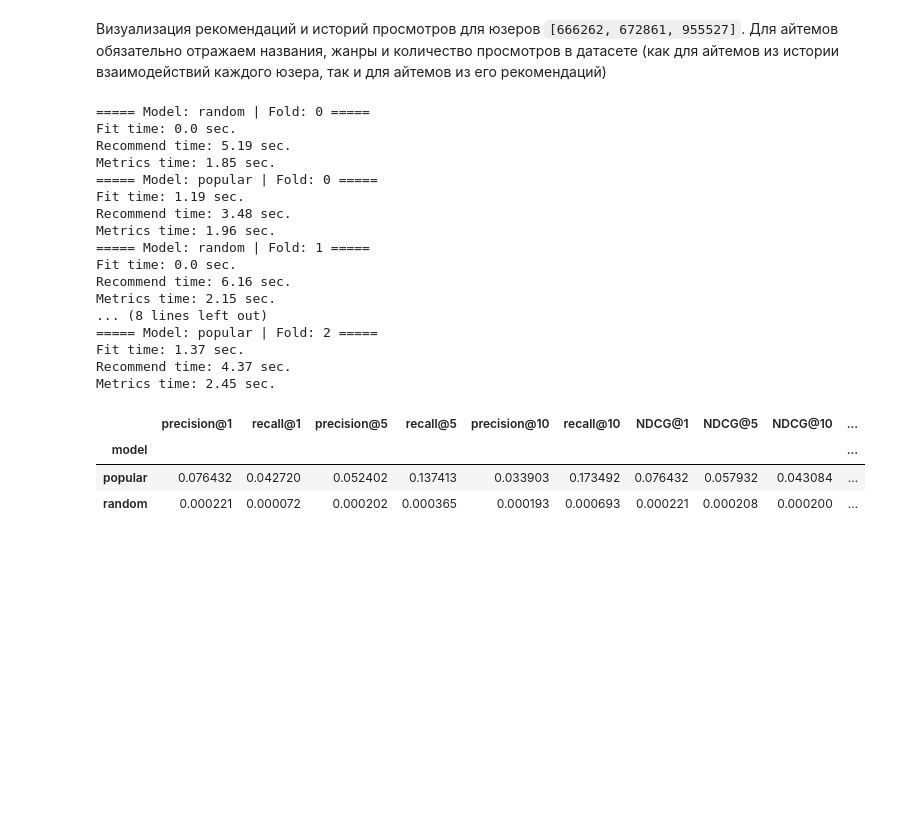
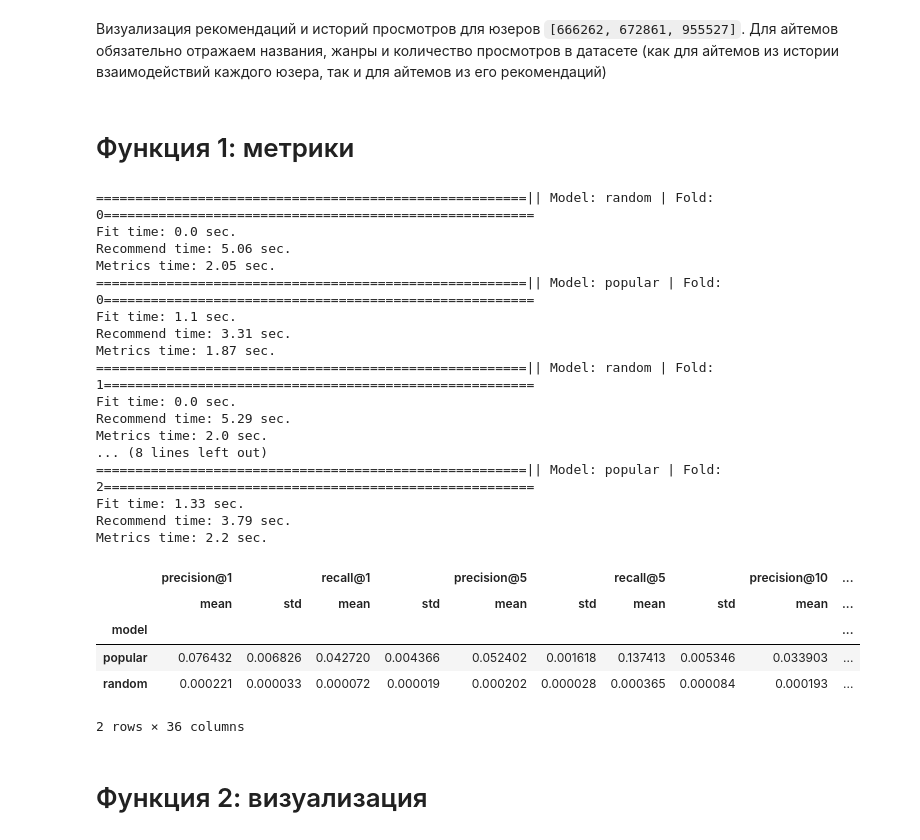
Before and after one commit to TohaRhymes/RecoService_2023fall, a Jupyter notebook: dev_models/hw2.ipynb, the cells around one changed output. Drawn from its saved outputs; the diff is of its cells as text; code cells hidden in the pictures; blank space fills up the shorter version.

```diff
--- a/dev_models/hw2.ipynb
+++ b/dev_models/hw2.ipynb
@@ -81,29 +69,36 @@ USERS = [666262, 672861, 955527]
 K_RECOS = 10
-# %%
-calculate_metrics(models,
-                  metrics,
-                  cv,
-                  K_RECOS)
-# %% [output]
-===== Model: random | Fold: 0 =====
-Fit time: 0.0 sec.
-Recommend time: 5.19 sec.
-Metrics time: 1.85 sec.
-===== Model: popular | Fold: 0 =====
-Fit time: 1.19 sec.
-Recommend time: 3.48 sec.
-Metrics time: 1.96 sec.
-===== Model: random | Fold: 1 =====
-Fit time: 0.0 sec.
-Recommend time: 6.16 sec.
-Metrics time: 2.15 sec.
-... (8 lines left out)
-===== Model: popular | Fold: 2 =====
-Fit time: 1.37 sec.
-Recommend time: 4.37 sec.
-Metrics time: 2.45 sec.
-|  | precision@1 | recall@1 | precision@5 | recall@5 | precision@10 | recall@10 | NDCG@1 | NDCG@5 | NDCG@10 | ... |
-| model |  |  |  |  |  |  |  |  |  | ... |
-| popular | 0.076432 | 0.042720 | 0.052402 | 0.137413 | 0.033903 | 0.173492 | 0.076432 | 0.057932 | 0.043084 | ... |
-| random | 0.000221 | 0.000072 | 0.000202 | 0.000365 | 0.000193 | 0.000693 | 0.000221 | 0.000208 | 0.000200 | ... |
+# %% [markdown]
+# Функция 1: метрики
+# %%
+result_data = calculate_metrics(models,
+                                metrics,
+                                cv,
+                                K_RECOS)
+result_data
+# %% [output]
+=======================================================|| Model: random | Fold: 0=======================================================
+Fit time: 0.0 sec.
+Recommend time: 5.06 sec.
+Metrics time: 2.05 sec.
+=======================================================|| Model: popular | Fold: 0=======================================================
+Fit time: 1.1 sec.
+Recommend time: 3.31 sec.
+Metrics time: 1.87 sec.
+=======================================================|| Model: random | Fold: 1=======================================================
+Fit time: 0.0 sec.
+Recommend time: 5.29 sec.
+Metrics time: 2.0 sec.
+... (8 lines left out)
+=======================================================|| Model: popular | Fold: 2=======================================================
+Fit time: 1.33 sec.
+Recommend time: 3.79 sec.
+Metrics time: 2.2 sec.
+|  | precision@1 |  | recall@1 |  | precision@5 |  | recall@5 |  | precision@10 | ... |
+|  | mean | std | mean | std | mean | std | mean | std | mean | ... |
+| model |  |  |  |  |  |  |  |  |  | ... |
+| popular | 0.076432 | 0.006826 | 0.042720 | 0.004366 | 0.052402 | 0.001618 | 0.137413 | 0.005346 | 0.033903 | ... |
+| random | 0.000221 | 0.000033 | 0.000072 | 0.000019 | 0.000202 | 0.000028 | 0.000365 | 0.000084 | 0.000193 | ... |
+2 rows × 36 columns
+# %% [markdown]
+# Функция 2: визуализация
 # %%
```
Also changed, not shown: parts of 6 cells of this notebook, 4 other files.
